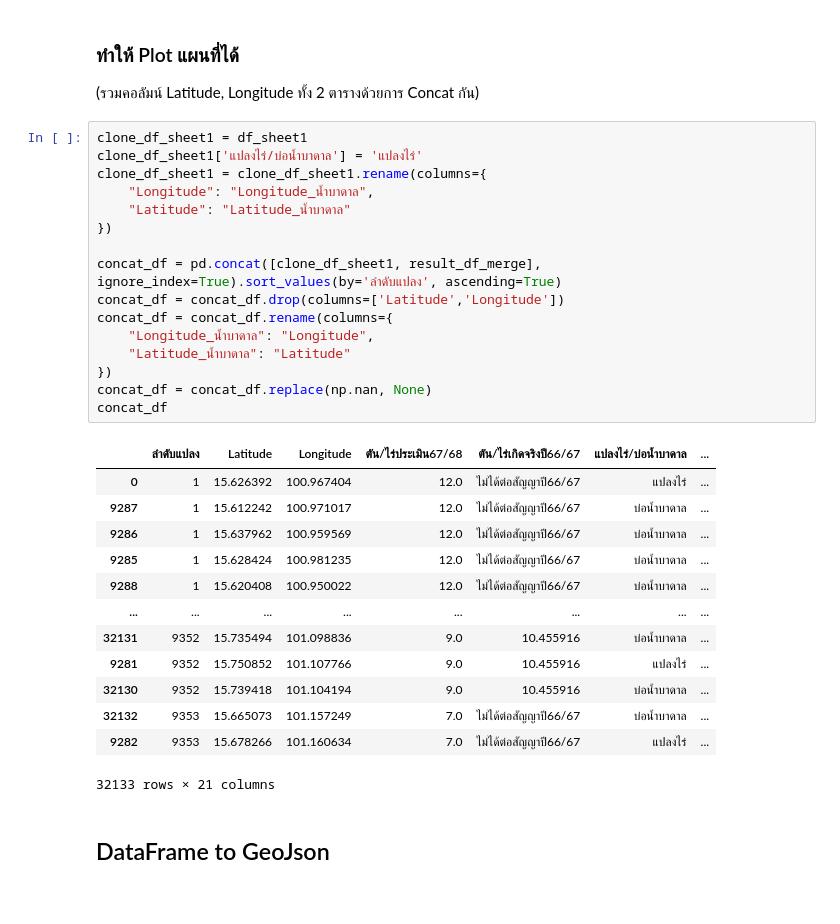
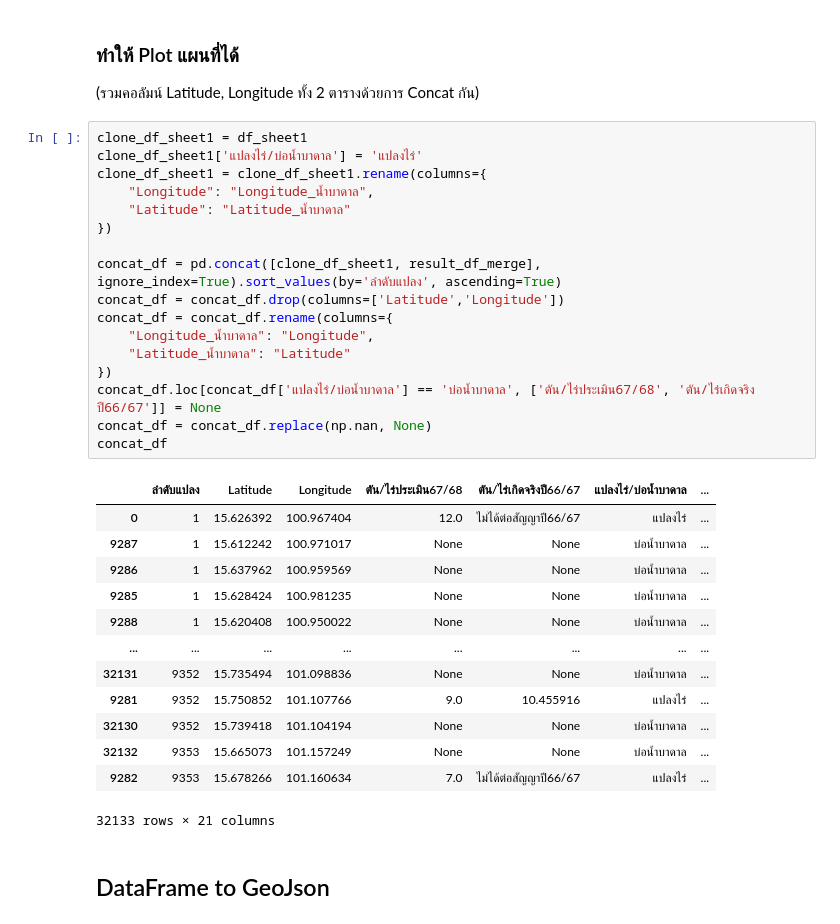
Before and after one commit to Thanarat-DS/MapAppProject, a Jupyter notebook: convert_to_geojson/convert.ipynb, the cells around one changed output. Cells and saved outputs as stored; diff of their text form.

```diff
--- a/convert_to_geojson/convert.ipynb
+++ b/convert_to_geojson/convert.ipynb
@@ -205,31 +205,32 @@ result_df_merge
 # %%
 clone_df_sheet1 = df_sheet1
 clone_df_sheet1['แปลงไร่/บ่อน้ำบาดาล'] = 'แปลงไร่'
 clone_df_sheet1 = clone_df_sheet1.rename(columns={
     "Longitude": "Longitude_น้ำบาดาล",
     "Latitude": "Latitude_น้ำบาดาล"
 })
 
 concat_df = pd.concat([clone_df_sheet1, result_df_merge], ignore_index=True).sort_values(by='ลำดับแปลง', ascending=True)
 concat_df = concat_df.drop(columns=['Latitude','Longitude'])
 concat_df = concat_df.rename(columns={
     "Longitude_น้ำบาดาล": "Longitude",
     "Latitude_น้ำบาดาล": "Latitude"
 })
+concat_df.loc[concat_df['แปลงไร่/บ่อน้ำบาดาล'] == 'บ่อน้ำบาดาล', ['ตัน/ไร่ประเมิน67/68', 'ตัน/ไร่เกิดจริงปี66/67']] = None
 concat_df = concat_df.replace(np.nan, None)
 concat_df
 # %% [output]
 |  | ลำดับแปลง | Latitude | Longitude | ตัน/ไร่ประเมิน67/68 | ตัน/ไร่เกิดจริงปี66/67 | แปลงไร่/บ่อน้ำบาดาล | ... |
 | 0 | 1 | 15.626392 | 100.967404 | 12.0 | ไม่ได้ต่อสัญญาปี66/67 | แปลงไร่ | ... |
-| 9287 | 1 | 15.612242 | 100.971017 | 12.0 | ไม่ได้ต่อสัญญาปี66/67 | บ่อน้ำบาดาล | ... |
-| 9286 | 1 | 15.637962 | 100.959569 | 12.0 | ไม่ได้ต่อสัญญาปี66/67 | บ่อน้ำบาดาล | ... |
-| 9285 | 1 | 15.628424 | 100.981235 | 12.0 | ไม่ได้ต่อสัญญาปี66/67 | บ่อน้ำบาดาล | ... |
-| 9288 | 1 | 15.620408 | 100.950022 | 12.0 | ไม่ได้ต่อสัญญาปี66/67 | บ่อน้ำบาดาล | ... |
+| 9287 | 1 | 15.612242 | 100.971017 | None | None | บ่อน้ำบาดาล | ... |
+| 9286 | 1 | 15.637962 | 100.959569 | None | None | บ่อน้ำบาดาล | ... |
+| 9285 | 1 | 15.628424 | 100.981235 | None | None | บ่อน้ำบาดาล | ... |
+| 9288 | 1 | 15.620408 | 100.950022 | None | None | บ่อน้ำบาดาล | ... |
 | ... | ... | ... | ... | ... | ... | ... | ... |
-| 32131 | 9352 | 15.735494 | 101.098836 | 9.0 | 10.455916 | บ่อน้ำบาดาล | ... |
+| 32131 | 9352 | 15.735494 | 101.098836 | None | None | บ่อน้ำบาดาล | ... |
 | 9281 | 9352 | 15.750852 | 101.107766 | 9.0 | 10.455916 | แปลงไร่ | ... |
-| 32130 | 9352 | 15.739418 | 101.104194 | 9.0 | 10.455916 | บ่อน้ำบาดาล | ... |
-| 32132 | 9353 | 15.665073 | 101.157249 | 7.0 | ไม่ได้ต่อสัญญาปี66/67 | บ่อน้ำบาดาล | ... |
+| 32130 | 9352 | 15.739418 | 101.104194 | None | None | บ่อน้ำบาดาล | ... |
+| 32132 | 9353 | 15.665073 | 101.157249 | None | None | บ่อน้ำบาดาล | ... |
 | 9282 | 9353 | 15.678266 | 101.160634 | 7.0 | ไม่ได้ต่อสัญญาปี66/67 | แปลงไร่ | ... |
 32133 rows × 21 columns
 # %% [markdown]
```
Also changed, not shown: parts of 7 cells of this notebook, 7 other files.
